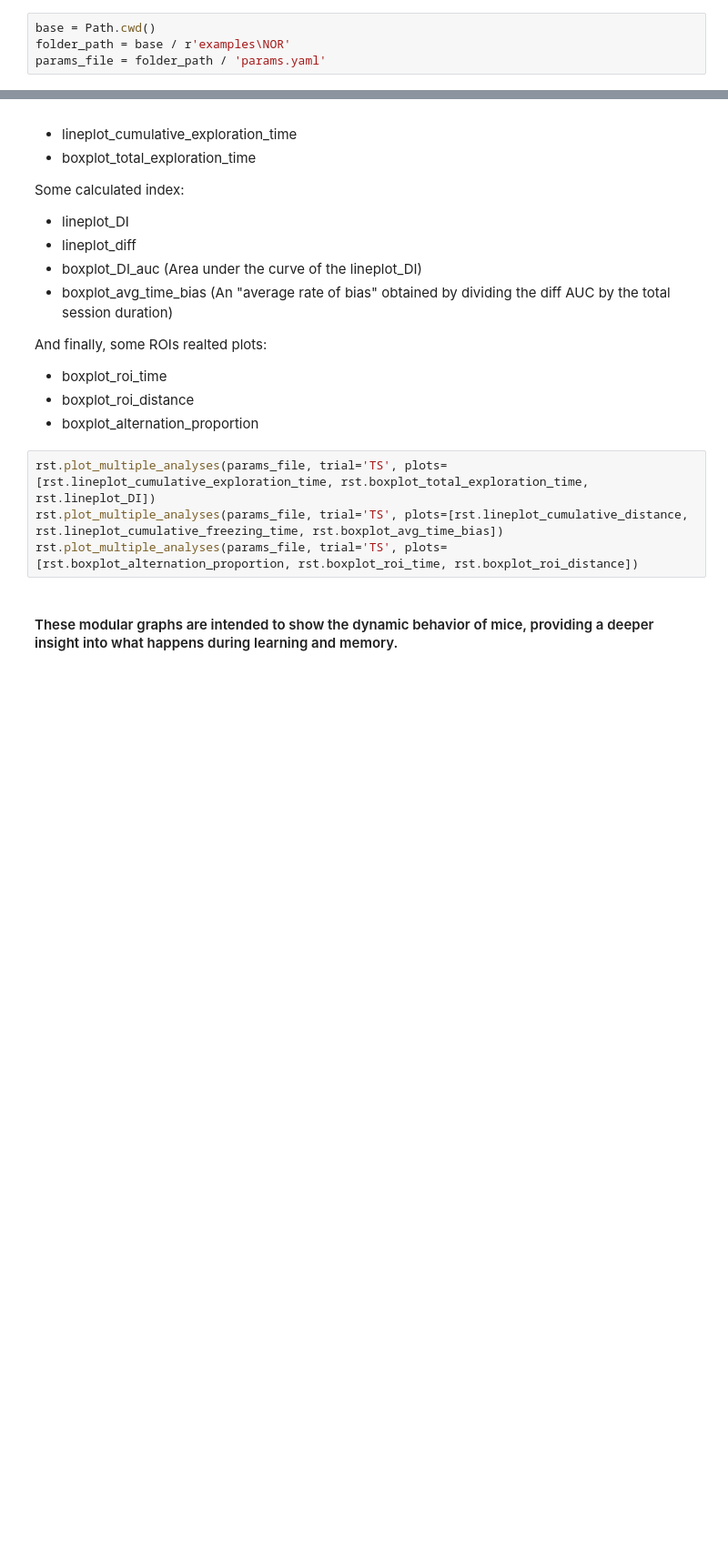
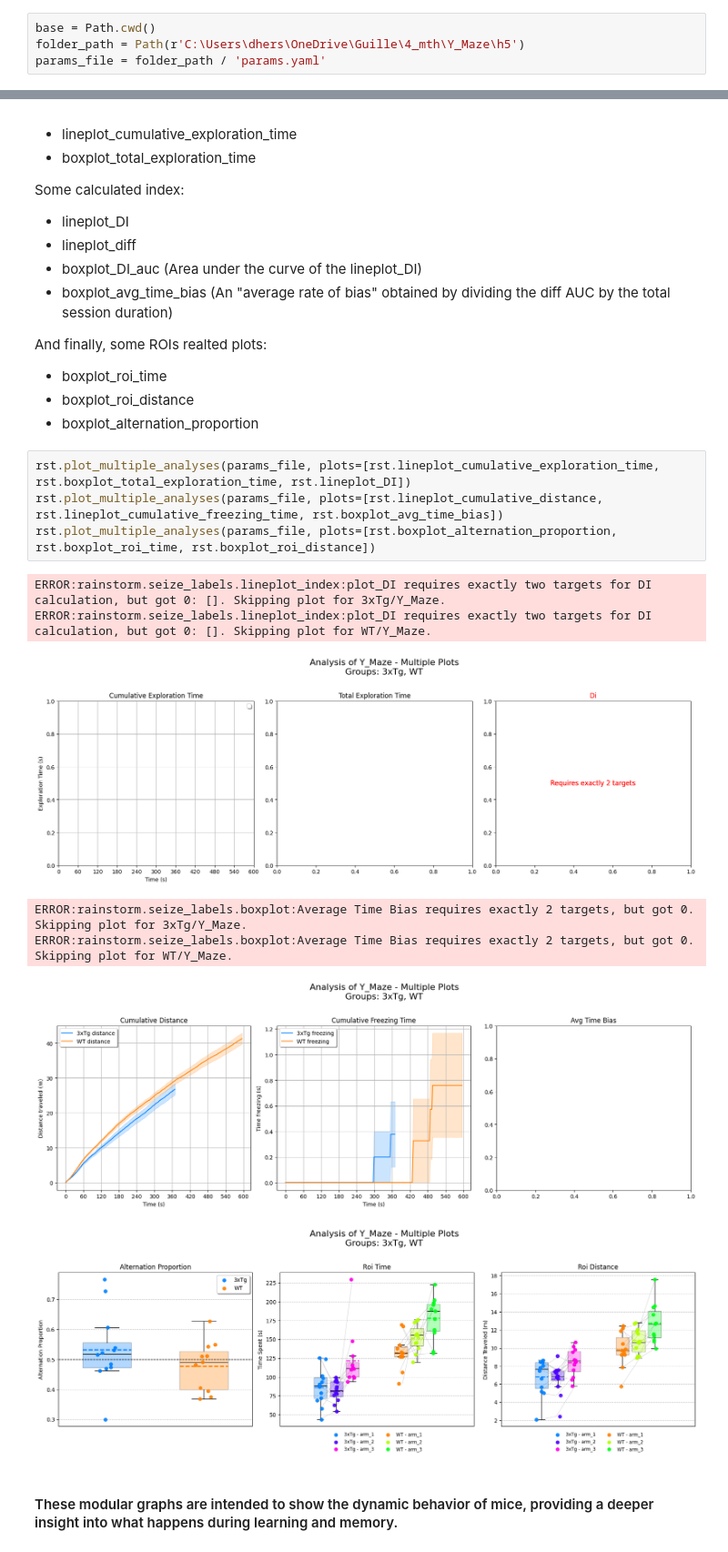
Before and after one commit to sdhers/RAINSTORM, a Jupyter notebook: 4-Seize_labels.ipynb, the cells around one changed output, grey strips where cells are left out. Shown: that part at 91% size. Saved outputs shown, nothing was run; the diff lists cells and outputs as text; blank space fills up the shorter version.

```diff
--- a/4-Seize_labels.ipynb
+++ b/4-Seize_labels.ipynb
@@ -24,7 +24,7 @@ Define the path to the experiment folder, and the path to the parameters file.
 Go to the params.yaml file and specify the parameters in the *seize_labels* section.
 # %%
 base = Path.cwd()
-folder_path = base / r'examples\NOR'
+folder_path = Path(r'C:\Users\dhers\OneDrive\Guille\4_mth\Y_Maze\h5')
 params_file = folder_path / 'params.yaml'
 # %% [markdown]
 ---
@@ -92,9 +118,17 @@ And finally, some ROIs realted plots:
 - boxplot_roi_distance
 - boxplot_alternation_proportion
 # %%
-rst.plot_multiple_analyses(params_file, trial='TS', plots=[rst.lineplot_cumulative_exploration_time, rst.boxplot_total_exploration_time, rst.lineplot_DI])
-rst.plot_multiple_analyses(params_file, trial='TS', plots=[rst.lineplot_cumulative_distance, rst.lineplot_cumulative_freezing_time, rst.boxplot_avg_time_bias])
-rst.plot_multiple_analyses(params_file, trial='TS', plots=[rst.boxplot_alternation_proportion, rst.boxplot_roi_time, rst.boxplot_roi_distance])
+rst.plot_multiple_analyses(params_file, plots=[rst.lineplot_cumulative_exploration_time, rst.boxplot_total_exploration_time, rst.lineplot_DI])
+rst.plot_multiple_analyses(params_file, plots=[rst.lineplot_cumulative_distance, rst.lineplot_cumulative_freezing_time, rst.boxplot_avg_time_bias])
+rst.plot_multiple_analyses(params_file, plots=[rst.boxplot_alternation_proportion, rst.boxplot_roi_time, rst.boxplot_roi_distance])
+# %% [output]
+ERROR:rainstorm.seize_labels.lineplot_index:plot_DI requires exactly two targets for DI calculation, but got 0: []. Skipping plot for 3xTg/Y_Maze.
+ERROR:rainstorm.seize_labels.lineplot_index:plot_DI requires exactly two targets for DI calculation, but got 0: []. Skipping plot for WT/Y_Maze.
+[figure, added]
+ERROR:rainstorm.seize_labels.boxplot:Average Time Bias requires exactly 2 targets, but got 0. Skipping plot for 3xTg/Y_Maze.
+ERROR:rainstorm.seize_labels.boxplot:Average Time Bias requires exactly 2 targets, but got 0. Skipping plot for WT/Y_Maze.
+[figure, added]
+[figure, added]
 # %% [markdown]
 #### These modular graphs are intended to show the dynamic behavior of mice, providing a deeper insight into what happens during learning and memory.
 # %% [markdown]
```
Also changed, not shown: parts of 6 cells of this notebook, 33 other files.
